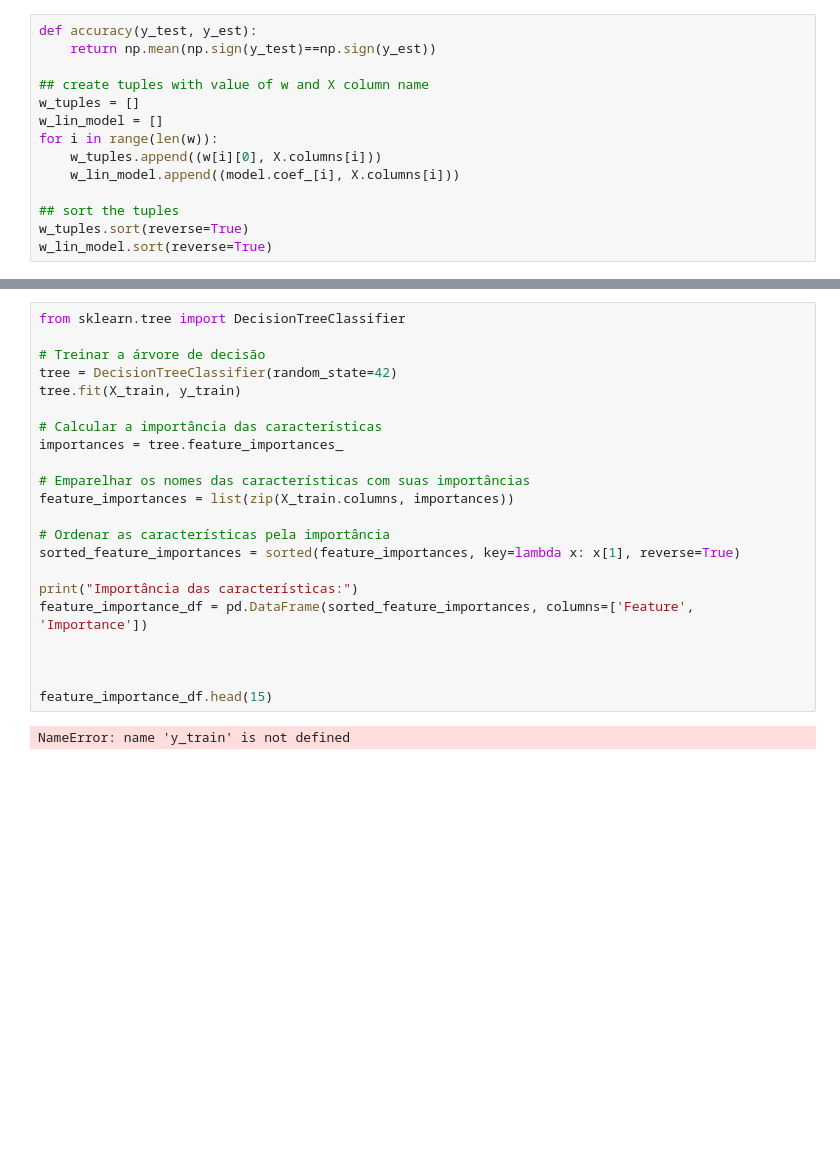
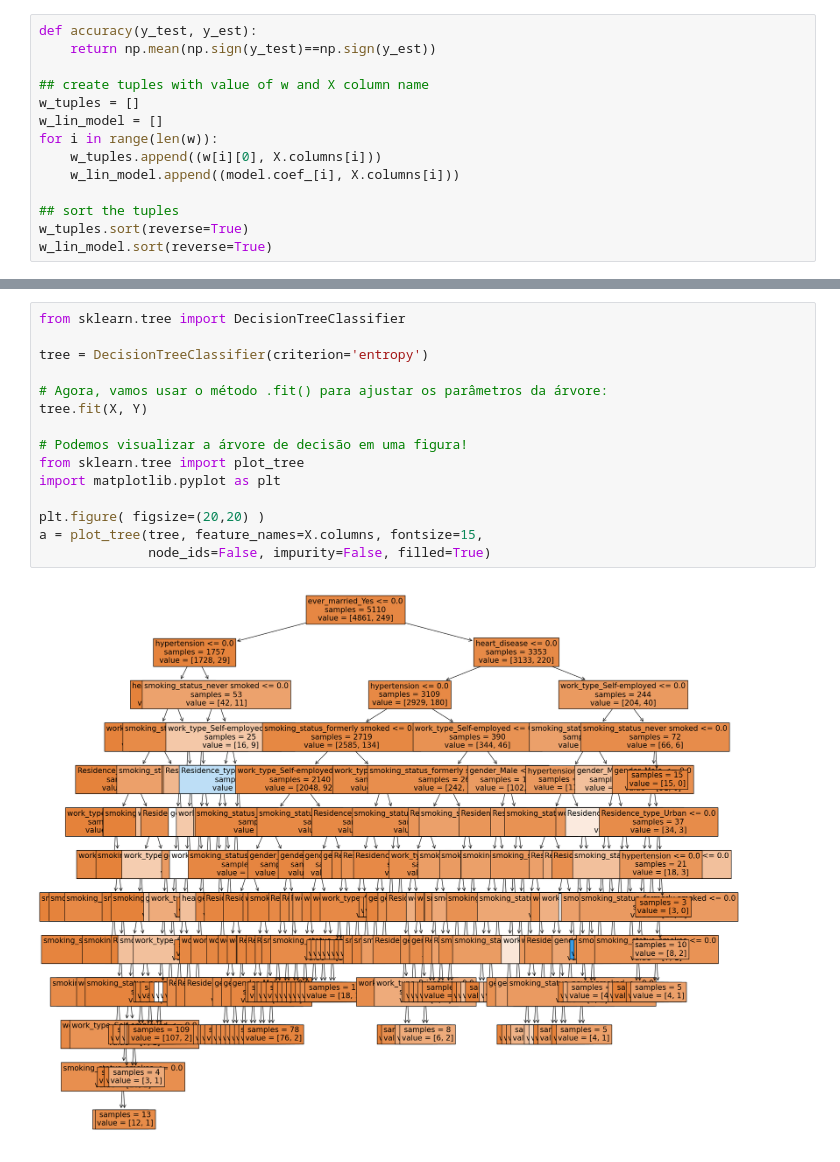
Before and after one commit to alanmath/classificador_algebra, a Jupyter notebook: demo.ipynb, the cells around one changed output, grey strips where cells are left out. Cells and saved outputs as stored; diff of their text form; blank space fills up the shorter version.

```diff
--- a/demo.ipynb
+++ b/demo.ipynb
@@ -101,27 +101,20 @@ print(accuracy_score(Y_test, Y_pred))
 Acurácia do modelo: 94.13%
 [(0.10323045935489358, 'heart_disease'), (0.06803889521842481, 'hypertension'), (0.019298298933304286, 'ever_married_Yes'), (0.009476758984370287, 'Residence_type_Urban'), (0.007479924208770146, 'work ...
 0.9419439008480104
-# %%
-from sklearn.tree import DecisionTreeClassifier
-
-# Treinar a árvore de decisão
-tree = DecisionTreeClassifier(random_state=42)
-tree.fit(X_train, y_train)
-
-# Calcular a importância das características
-importances = tree.feature_importances_
-
-# Emparelhar os nomes das características com suas importâncias
-feature_importances = list(zip(X_train.columns, importances))
-
-# Ordenar as características pela importância
-sorted_feature_importances = sorted(feature_importances, key=lambda x: x[1], reverse=True)
-
-print("Importância das características:")
-feature_importance_df = pd.DataFrame(sorted_feature_importances, columns=['Feature', 'Importance'])
-
-
-
-feature_importance_df.head(15)
-# %% [output]
-NameError: name 'y_train' is not defined
+# %%
+from sklearn.tree import DecisionTreeClassifier
+
+tree = DecisionTreeClassifier(criterion='entropy')
+
+# Agora, vamos usar o método .fit() para ajustar os parâmetros da árvore:
+tree.fit(X, Y)
+
+# Podemos visualizar a árvore de decisão em uma figura!
+from sklearn.tree import plot_tree
+import matplotlib.pyplot as plt
+
+plt.figure( figsize=(20,20) )
+a = plot_tree(tree, feature_names=X.columns, fontsize=15,
+              node_ids=False, impurity=False, filled=True)
+# %% [output]
+[figure, added]
```
Also changed, not shown: parts of 1 cell of this notebook.
